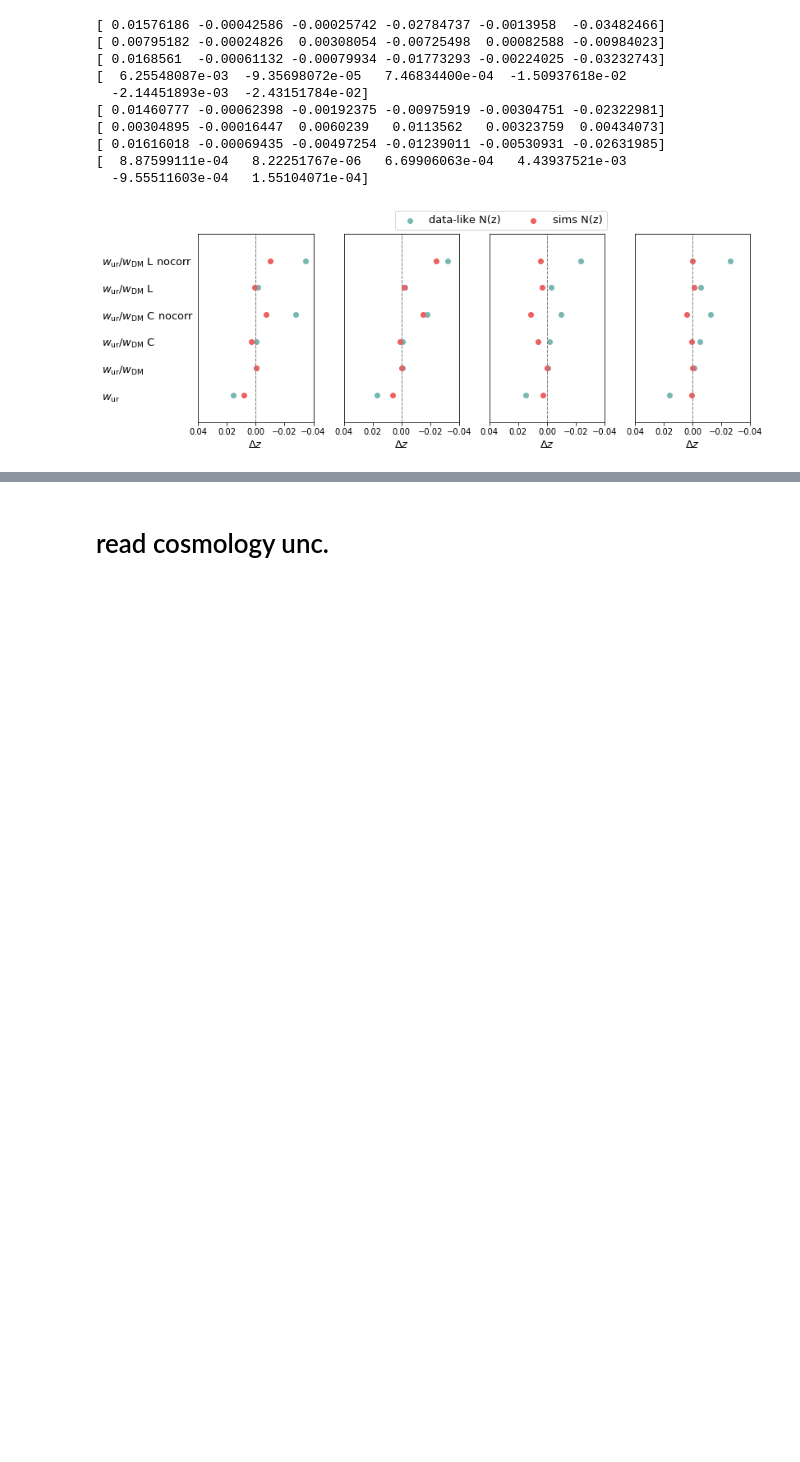
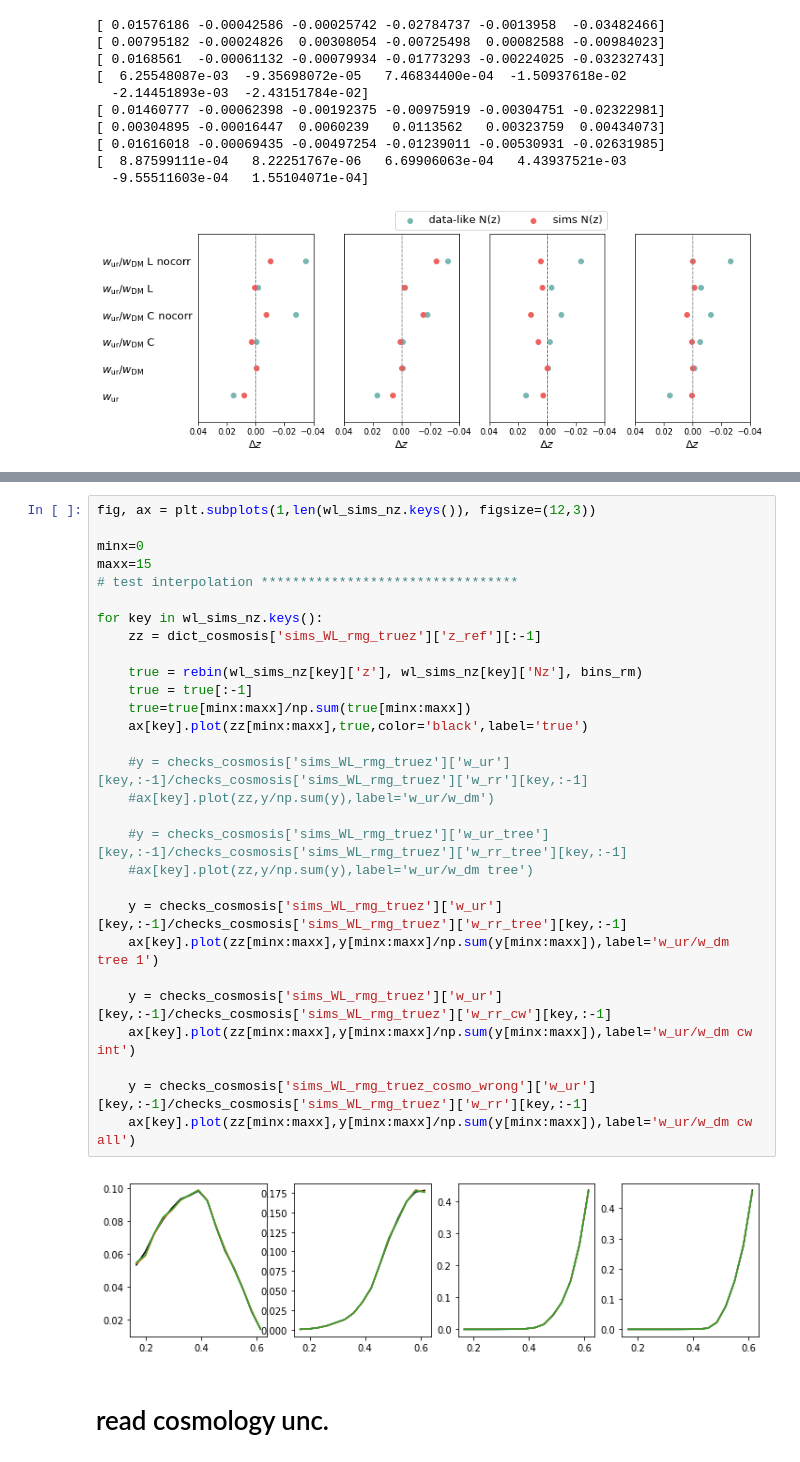
Before and after one commit to mgatti29/CORE, a Jupyter notebook: Preparing_results.ipynb, the cells around one changed output, grey strips where cells are left out. Saved outputs shown, nothing was run; the diff lists cells and outputs as text; blank space fills up the shorter version.

Commit message:
cosmology changes results

```diff
--- a/Preparing_results.ipynb
+++ b/Preparing_results.ipynb
@@ -841,3 +1043,34 @@ plt.savefig('./figures_x_paper/mean_shifts_cosmosis.pdf',bbox_inches='tight')
+# %%
+fig, ax = plt.subplots(1,len(wl_sims_nz.keys()), figsize=(12,3))
+
+minx=0
+maxx=15
+# test interpolation *********************************
+
+for key in wl_sims_nz.keys():
+    zz = dict_cosmosis['sims_WL_rmg_truez']['z_ref'][:-1]
+
+    true = rebin(wl_sims_nz[key]['z'], wl_sims_nz[key]['Nz'], bins_rm)
+    true = true[:-1]
+    true=true[minx:maxx]/np.sum(true[minx:maxx])
+    ax[key].plot(zz[minx:maxx],true,color='black',label='true')
+
+    #y = checks_cosmosis['sims_WL_rmg_truez']['w_ur'][key,:-1]/checks_cosmosis['sims_WL_rmg_truez']['w_rr'][key,:-1]
+    #ax[key].plot(zz,y/np.sum(y),label='w_ur/w_dm')
+
+    #y = checks_cosmosis['sims_WL_rmg_truez']['w_ur_tree'][key,:-1]/checks_cosmosis['sims_WL_rmg_truez']['w_rr_tree'][key,:-1]
+    #ax[key].plot(zz,y/np.sum(y),label='w_ur/w_dm tree')
+
+    y = checks_cosmosis['sims_WL_rmg_truez']['w_ur'][key,:-1]/checks_cosmosis['sims_WL_rmg_truez']['w_rr_tree'][key,:-1]
+    ax[key].plot(zz[minx:maxx],y[minx:maxx]/np.sum(y[minx:maxx]),label='w_ur/w_dm tree 1')
+
+    y = checks_cosmosis['sims_WL_rmg_truez']['w_ur'][key,:-1]/checks_cosmosis['sims_WL_rmg_truez']['w_rr_cw'][key,:-1]
+    ax[key].plot(zz[minx:maxx],y[minx:maxx]/np.sum(y[minx:maxx]),label='w_ur/w_dm cw int')
+
+    y = checks_cosmosis['sims_WL_rmg_truez_cosmo_wrong']['w_ur'][key,:-1]/checks_cosmosis['sims_WL_rmg_truez']['w_rr'][key,:-1]
+    ax[key].plot(zz[minx:maxx],y[minx:maxx]/np.sum(y[minx:maxx]),label='w_ur/w_dm cw all')
+# %% [output]
+[figure, added]
 # %% [markdown]
 # read cosmology unc.
 # %%
```
Also changed, not shown: parts of 3 cells of this notebook, 1 other file.
